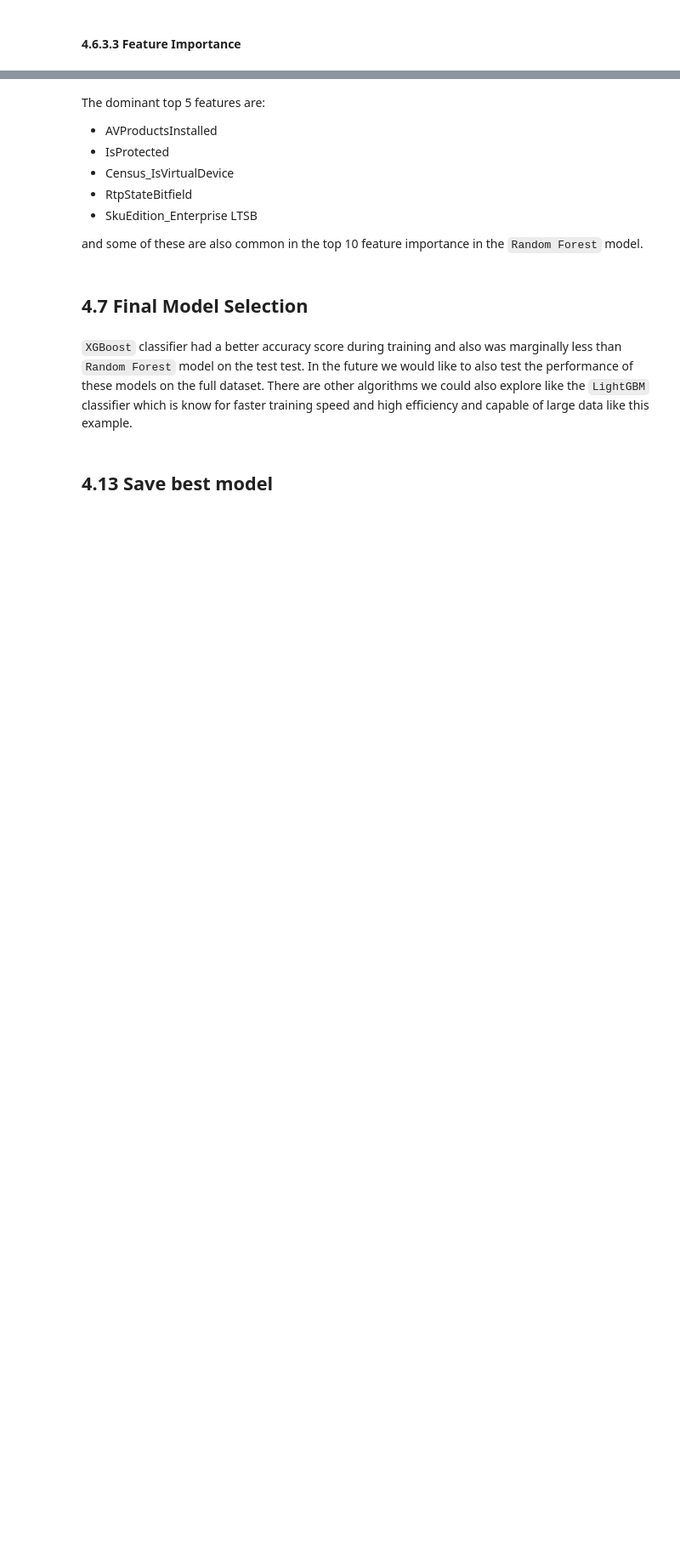
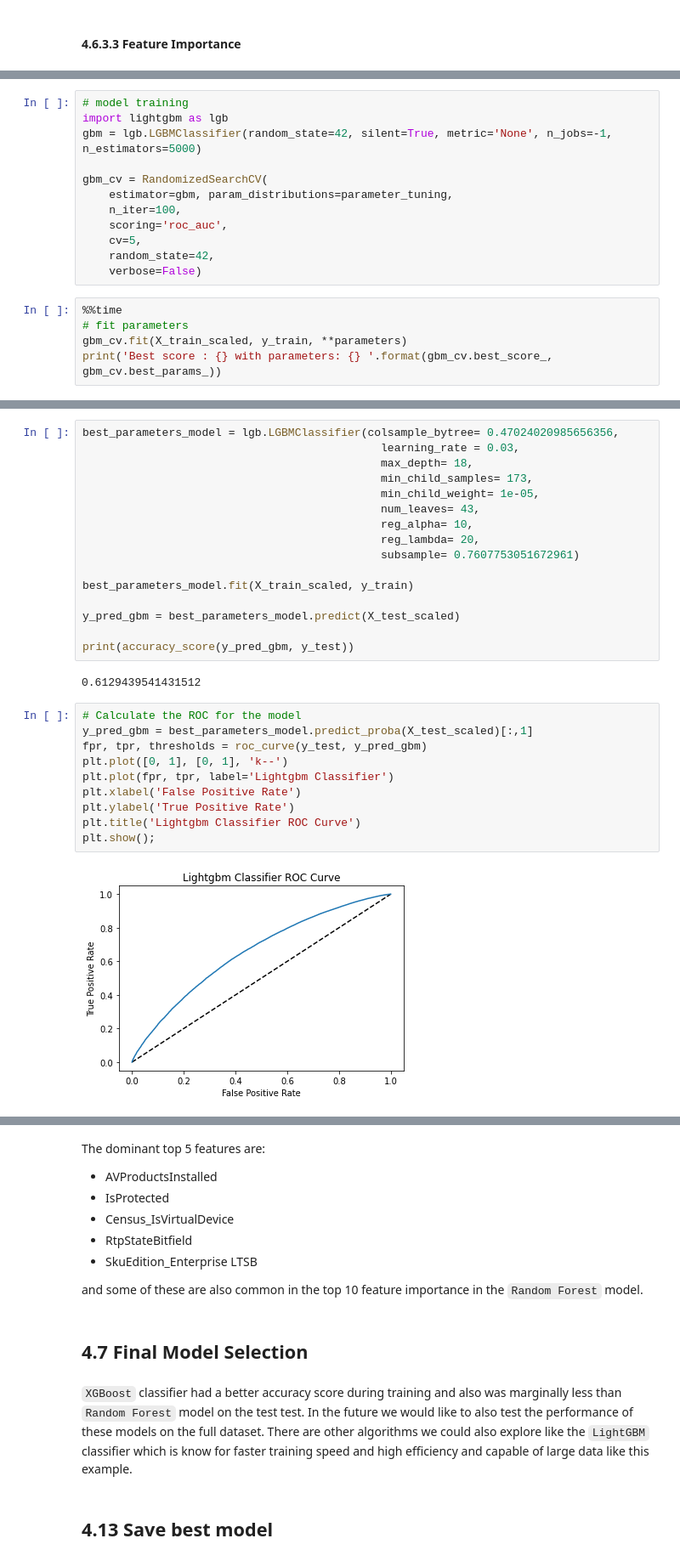
Before and after one commit to offeif/Springboard, a Jupyter notebook: Capstone2/Notebooks/4_MicrosoftMalwarePrediction_preprocessing_and_training2.ipynb, the cells around one changed output, grey strips where cells are left out. Shown at 85% size. Cells and saved outputs as stored; diff of their text form; blank space fills up the shorter version.

```diff
--- a/Capstone2/Notebooks/4_MicrosoftMalwarePrediction_preprocessing_and_training2.ipynb
+++ b/Capstone2/Notebooks/4_MicrosoftMalwarePrediction_preprocessing_and_training2.ipynb
@@ -665,0 +776,17 @@ importances.plot(kind='bar',figsize=(20,10))
+# %%
+# model training
+import lightgbm as lgb
+gbm = lgb.LGBMClassifier(random_state=42, silent=True, metric='None', n_jobs=-1, n_estimators=5000)
+
+gbm_cv = RandomizedSearchCV(
+    estimator=gbm, param_distributions=parameter_tuning,
+    n_iter=100,
+    scoring='roc_auc',
+    cv=5,
+    random_state=42,
+    verbose=False)
+# %%
+%%time
+# fit parameters
+gbm_cv.fit(X_train_scaled, y_train, **parameters)
+print('Best score : {} with parameters: {} '.format(gbm_cv.best_score_, gbm_cv.best_params_))
@@ -665,0 +824,30 @@ importances.plot(kind='bar',figsize=(20,10))
+# %%
+best_parameters_model = lgb.LGBMClassifier(colsample_bytree= 0.47024020985656356,
+                                             learning_rate = 0.03,
+                                             max_depth= 18,
+                                             min_child_samples= 173,
+                                             min_child_weight= 1e-05,
+                                             num_leaves= 43,
+                                             reg_alpha= 10,
+                                             reg_lambda= 20,
+                                             subsample= 0.7607753051672961)
+
+best_parameters_model.fit(X_train_scaled, y_train)
+
+y_pred_gbm = best_parameters_model.predict(X_test_scaled)
+
+print(accuracy_score(y_pred_gbm, y_test))
+# %% [output]
+0.6129439541431512
+# %%
+# Calculate the ROC for the model
+y_pred_gbm = best_parameters_model.predict_proba(X_test_scaled)[:,1]
+fpr, tpr, thresholds = roc_curve(y_test, y_pred_gbm)
+plt.plot([0, 1], [0, 1], 'k--')
+plt.plot(fpr, tpr, label='Lightgbm Classifier')
+plt.xlabel('False Positive Rate')
+plt.ylabel('True Positive Rate')
+plt.title('Lightgbm Classifier ROC Curve')
+plt.show();
+# %% [output]
+[figure, added]
```
Also changed, not shown: parts of 35 cells of this notebook, 1 other file.
